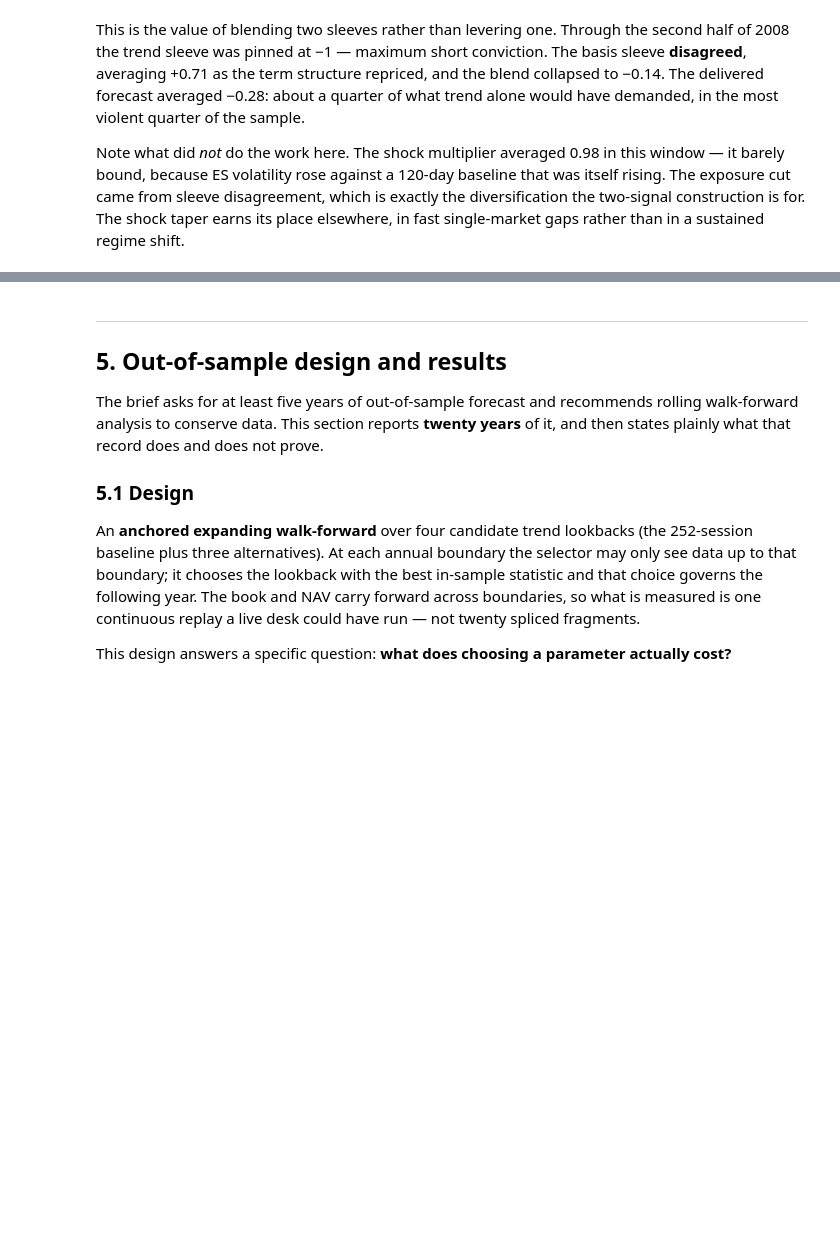
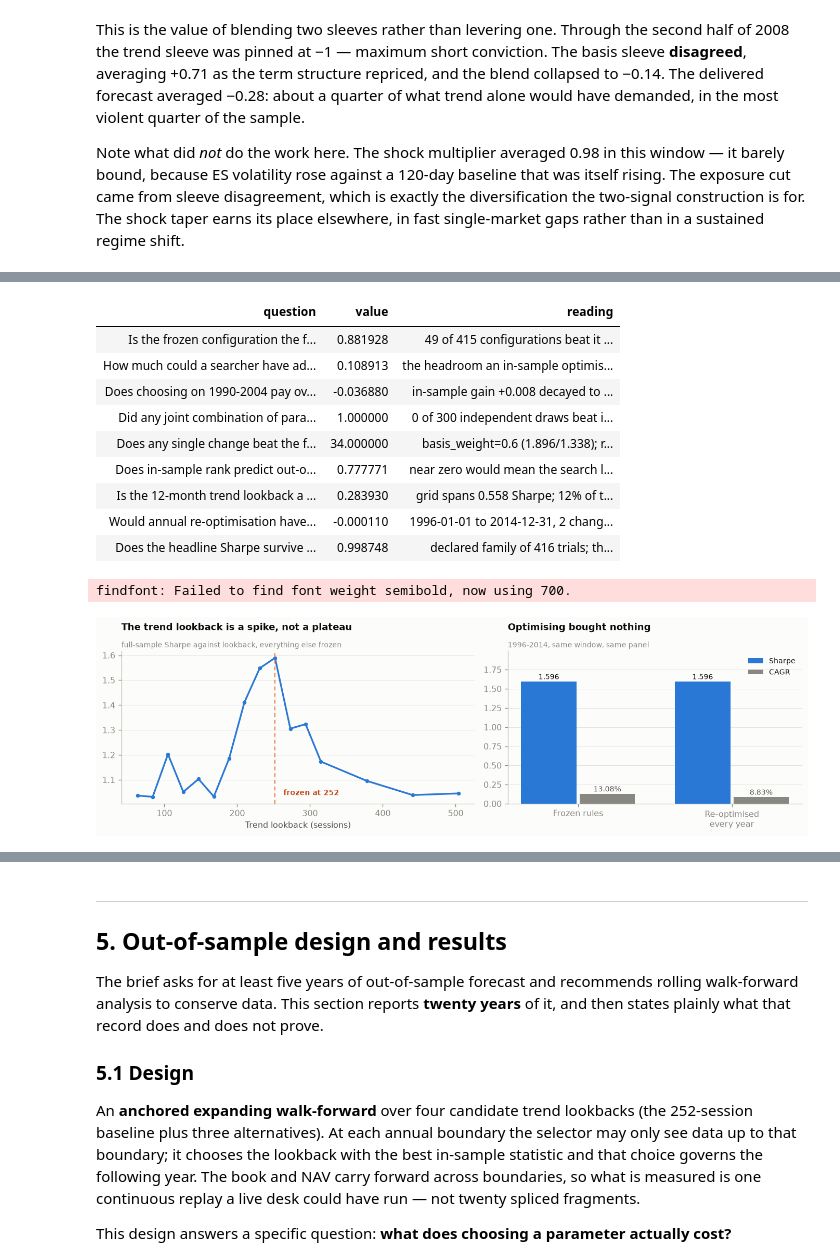
Before and after one commit to Manutd1234/Delta1_Trading_Strategy, a Jupyter notebook: notebooks/delta1_case_research.ipynb, the cells around one changed output, grey strips where cells are left out. Cells and saved outputs as stored; diff of their text form; code cells hidden in the pictures; blank space fills up the shorter version.

Commit message:
Ship the case notebook executed, charts and all
Co-Authored-By: Claude Opus 5 (1M context) <noreply@anthropic.com>

```diff
--- a/notebooks/delta1_case_research.ipynb
+++ b/notebooks/delta1_case_research.ipynb
@@ -454,0 +519,61 @@ measurements: [`docs/drawdown-attribution-findings.md`](../docs/drawdown-attribu
+# %%
+# The optimality audit, read from its artifacts. Regenerate with:
+#   python scripts/run_optimality_study.py
+summary = pd.read_csv(ROOT / "outputs/optimality/optimality_summary.csv")
+walk = pd.read_csv(ROOT / "outputs/optimality/optimality_walk_forward_summary.csv")
+shapes = pd.read_csv(ROOT / "outputs/optimality/optimality_profile_summary.csv")
+profiles = pd.read_csv(ROOT / "outputs/optimality/optimality_profiles.csv")
+
+display(summary[["question", "value", "reading"]].style.hide(axis="index")
+        .set_properties(**{"text-align": "left"}))
+
+fig, (ax1, ax2) = plt.subplots(1, 2, figsize=(11.5, 3.6),
+                               gridspec_kw={"width_ratios": [1.2, 1]})
+
+# Left: the axis that spikes. A single-horizon choice is the one real
+# fragility in this design, and hiding it would defeat the point of measuring.
+axis = profiles[profiles["parameter"] == "trend_lookback"].sort_values("value")
+frozen = float(shapes.set_index("parameter").at["trend_lookback", "frozen_value"])
+ax1.plot(axis["value"], axis["full_sharpe"], color=BLUE, marker="o", markersize=3.5)
+ax1.axvline(frozen, color=ORANGE, linewidth=1.1, linestyle=(0, (4, 3)))
+ax1.text(frozen + 8, axis["full_sharpe"].min(), f" frozen at {frozen:.0f}",
+         color="#c04d1f", fontsize=8.5, va="bottom", fontweight="semibold")
+style(ax1, "The trend lookback is a spike, not a plateau",
+      "full-sample Sharpe against lookback, everything else frozen")
+ax1.set_xlabel("Trend lookback (sessions)")
+
+# Right: nineteen years of annual re-optimisation against holding the rules.
+books = walk.set_index("book")
+labels = ["Frozen rules", "Re-optimised\nevery year"]
+sharpes = [float(books.at["frozen baseline", "sharpe"]),
+           float(books.at["annually re-optimised", "sharpe"])]
+cagrs = [float(books.at["frozen baseline", "cagr"]),
+         float(books.at["annually re-optimised", "cagr"])]
+x = range(2)
+ax2.bar([v - 0.19 for v in x], sharpes, width=0.36, color=BLUE, label="Sharpe")
+ax2.bar([v + 0.19 for v in x], cagrs, width=0.36, color=MUTED, label="CAGR")
+for position, (sharpe, cagr) in enumerate(zip(sharpes, cagrs)):
+    ax2.text(position - 0.19, sharpe + 0.03, f"{sharpe:.3f}", ha="center", fontsize=8.5)
+    ax2.text(position + 0.19, cagr + 0.03, f"{cagr:.2%}", ha="center", fontsize=8.5,
+             color=SECOND)
+ax2.set_xticks(list(x))
+ax2.set_xticklabels(labels)
+ax2.set_ylim(0, max(sharpes) * 1.25)
+style(ax2, "Optimising bought nothing", "1996-2014, same window, same panel")
+ax2.legend(loc="upper right", fontsize=8.5)
+
+plt.tight_layout()
+plt.show()
+# %% [output]
+| question | value | reading |
+| Is the frozen configuration the f... | 0.881928 | 49 of 415 configurations beat it ... |
+| How much could a searcher have ad... | 0.108913 | the headroom an in-sample optimis... |
+| Does choosing on 1990-2004 pay ov... | -0.036880 | in-sample gain +0.008 decayed to ... |
+| Did any joint combination of para... | 1.000000 | 0 of 300 independent draws beat i... |
+| Does any single change beat the f... | 34.000000 | basis_weight=0.6 (1.896/1.338); r... |
+| Does in-sample rank predict out-o... | 0.777771 | near zero would mean the search l... |
+| Is the 12-month trend lookback a ... | 0.283930 | grid spans 0.558 Sharpe; 12% of t... |
+| Would annual re-optimisation have... | -0.000110 | 1996-01-01 to 2014-12-31, 2 chang... |
+| Does the headline Sharpe survive ... | 0.998748 | declared family of 416 trials; th... |
+findfont: Failed to find font weight semibold, now using 700.
+[figure, added]
```
Also changed, not shown: parts of 18 cells of this notebook.
